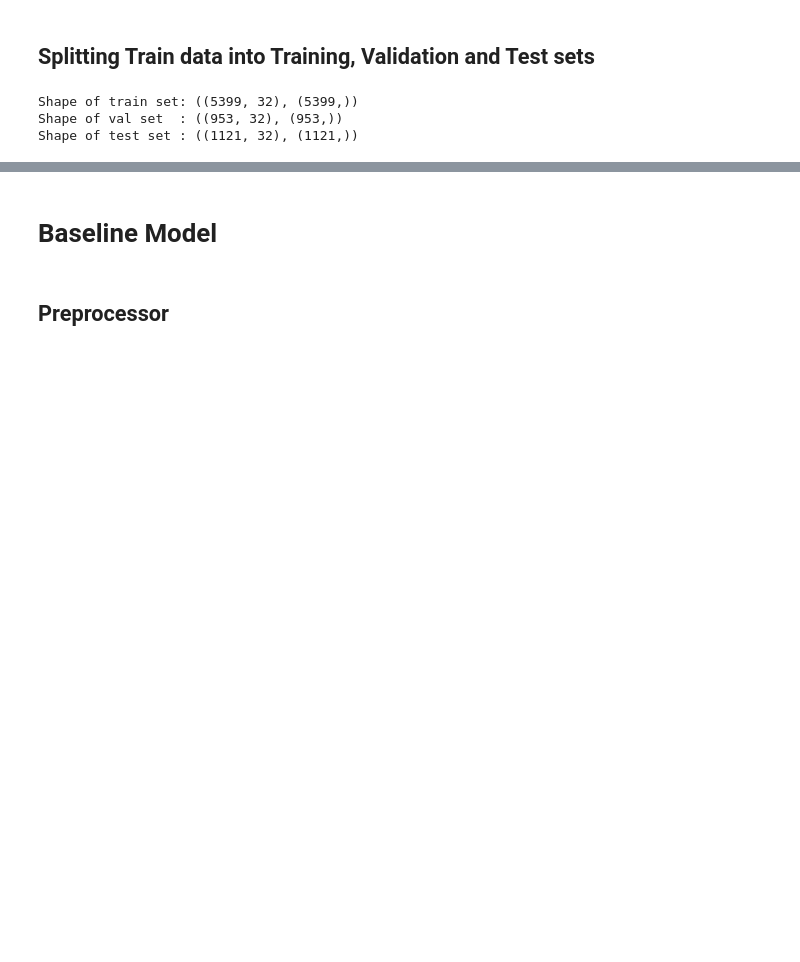
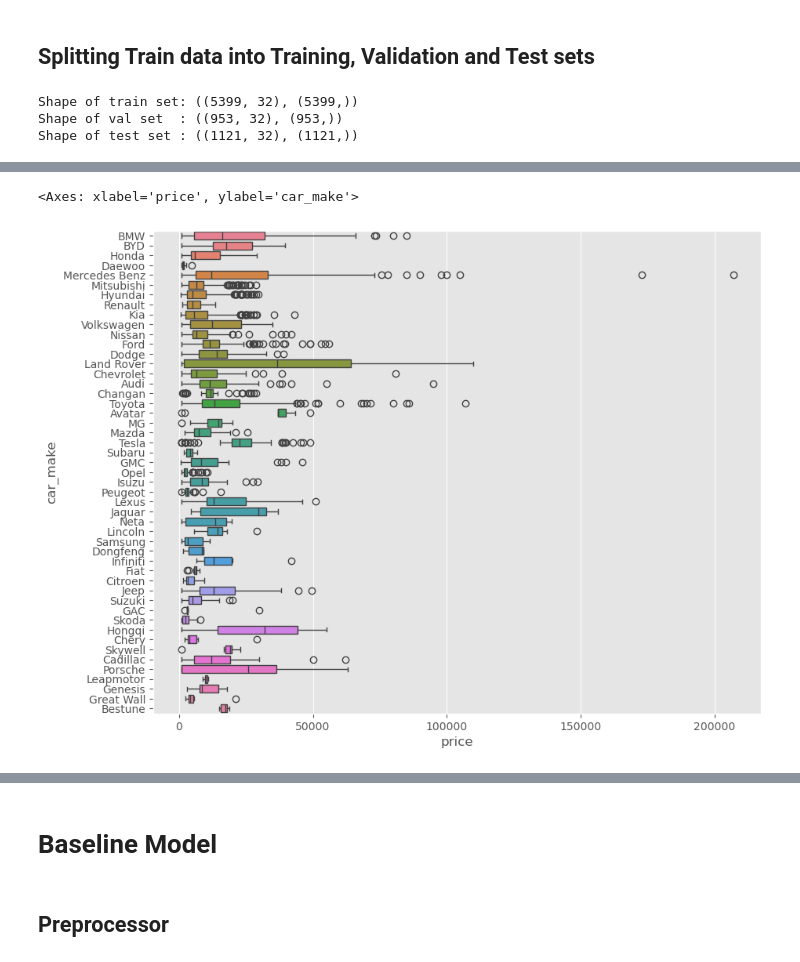
Before and after one commit to abhaykukade/Car-Price-Prediction, a Jupyter notebook: model_evaluation_v2.ipynb, the cells around one changed output, grey strips where cells are left out. Cells and saved outputs as stored; diff of their text form; code cells hidden in the pictures; blank space fills up the shorter version.

```diff
--- a/model_evaluation_v2.ipynb
+++ b/model_evaluation_v2.ipynb
@@ -116,0 +155,10 @@ Shape of test set : ((1121, 32), (1121,))
+# %%
+min_count = 5
+car_makers_w_min_count = train_df['car_make'].value_counts().reset_index()
+car_makers_w_min_count = car_makers_w_min_count[car_makers_w_min_count['count'] > min_count]['car_make']
+df = train_df[train_df['car_make'].isin(car_makers_w_min_count)][['car_make', 'price']]
+plt.figure(figsize=(10,8))
+sns.boxplot(data=df, x='price', y='car_make',hue='car_make', orient='h')
+# %% [output]
+<Axes: xlabel='price', ylabel='car_make'>
+[figure, added]
```
Also changed, not shown: parts of 12 cells of this notebook.
